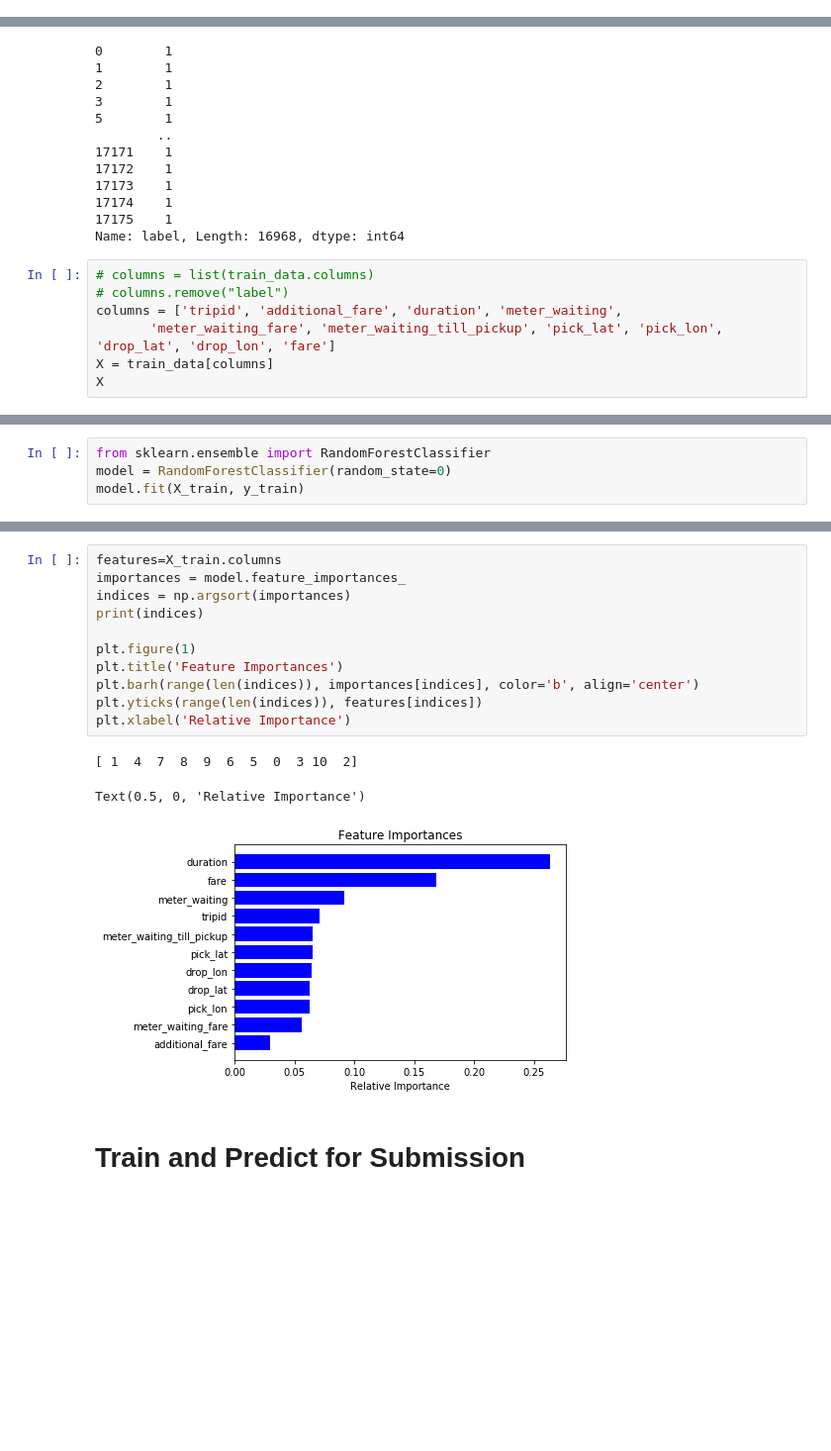
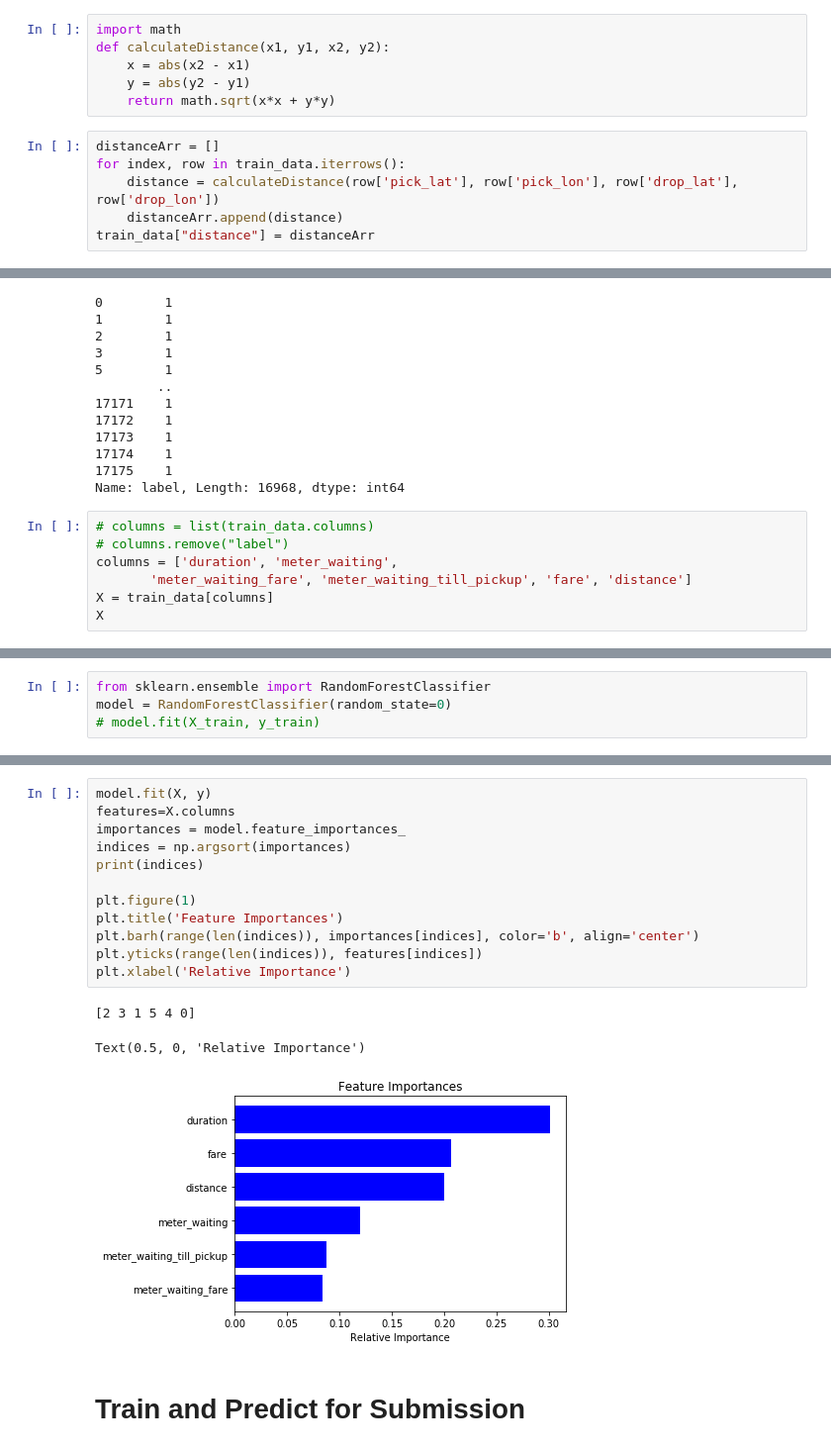
Before and after one commit to sidathasiri/Fare_Classification_MSc2020, a Jupyter notebook: Fare_Classification_MSc2020.ipynb, the cells around one changed output, grey strips where cells are left out. Shown at 99% size. Saved outputs shown, nothing was run; the diff lists cells and outputs as text; blank space fills up the shorter version.

Commit message:
added distance measure

```diff
--- a/Fare_Classification_MSc2020.ipynb
+++ b/Fare_Classification_MSc2020.ipynb
@@ -117,3 +117,15 @@ array([[<matplotlib.axes._subplots.AxesSubplot object at 0x...>,
         <matplotlib.axes._subplots.AxesSubplot object at 0x...>]],
       dtype=object)
 [figure]
+# %%
+import math
+def calculateDistance(x1, y1, x2, y2):
+    x = abs(x2 - x1)
+    y = abs(y2 - y1)
+    return math.sqrt(x*x + y*y)
+# %%
+distanceArr = []
+for index, row in train_data.iterrows():
+    distance = calculateDistance(row['pick_lat'], row['pick_lon'], row['drop_lat'], row['drop_lon'])
+    distanceArr.append(distance)
+train_data["distance"] = distanceArr
@@ -158,8 +177,8 @@ Name: label, Length: 16968, dtype: int64
 # %%
 # columns = list(train_data.columns)
 # columns.remove("label")
-columns = ['tripid', 'additional_fare', 'duration', 'meter_waiting',
-       'meter_waiting_fare', 'meter_waiting_till_pickup', 'pick_lat', 'pick_lon', 'drop_lat', 'drop_lon', 'fare']
+columns = ['duration', 'meter_waiting',
+       'meter_waiting_fare', 'meter_waiting_till_pickup', 'fare', 'distance']
 X = train_data[columns]
 X
 # %% [output]
@@ -183,4 +204,4 @@ X_train, X_test, y_train, y_test = train_test_split(
 # %%
 from sklearn.ensemble import RandomForestClassifier
 model = RandomForestClassifier(random_state=0)
-model.fit(X_train, y_train)
+# model.fit(X_train, y_train)
@@ -206,18 +224,19 @@ accuracy_score(y_test, y_pred)
 # %%
-features=X_train.columns
+model.fit(X, y)
+features=X.columns
 importances = model.feature_importances_
 indices = np.argsort(importances)
 print(indices)
 
 plt.figure(1)
 plt.title('Feature Importances')
 plt.barh(range(len(indices)), importances[indices], color='b', align='center')
 plt.yticks(range(len(indices)), features[indices])
 plt.xlabel('Relative Importance')
 # %% [output]
-[ 1  4  7  8  9  6  5  0  3 10  2]
+[2 3 1 5 4 0]
 Text(0.5, 0, 'Relative Importance')
-[figure, old version]
+[figure, new version]
 # %% [markdown]
 # Train and Predict for Submission
 # %%
```
Also changed, not shown: parts of 13 cells of this notebook, 1 other file.
